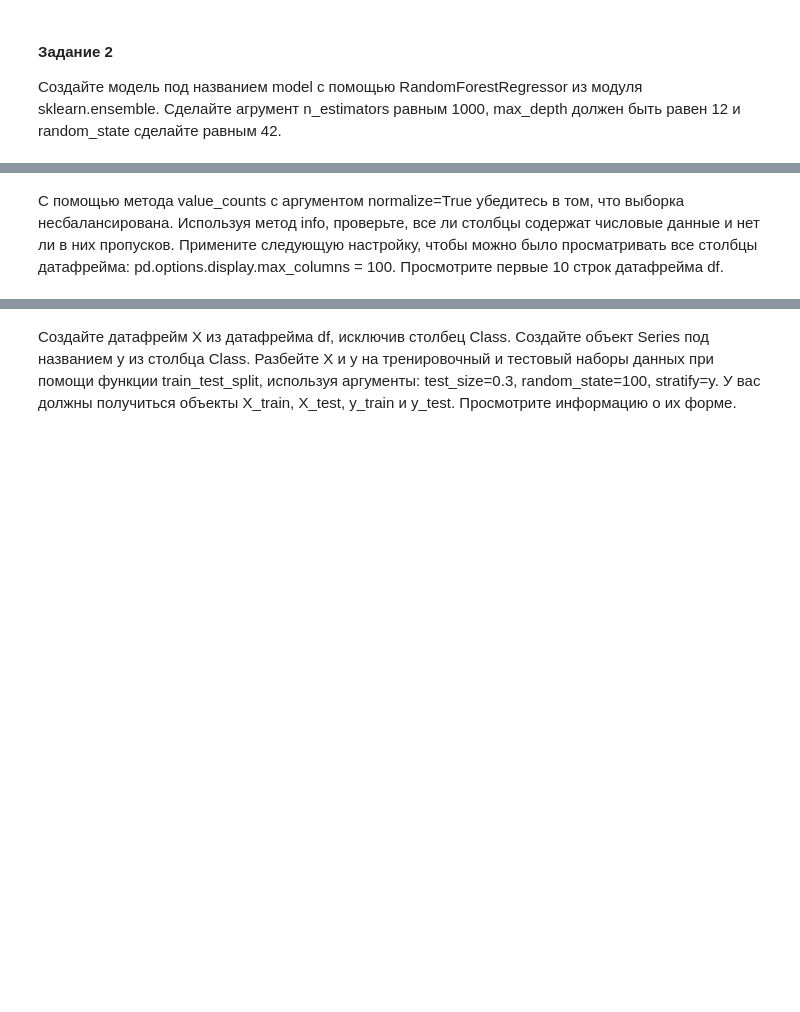
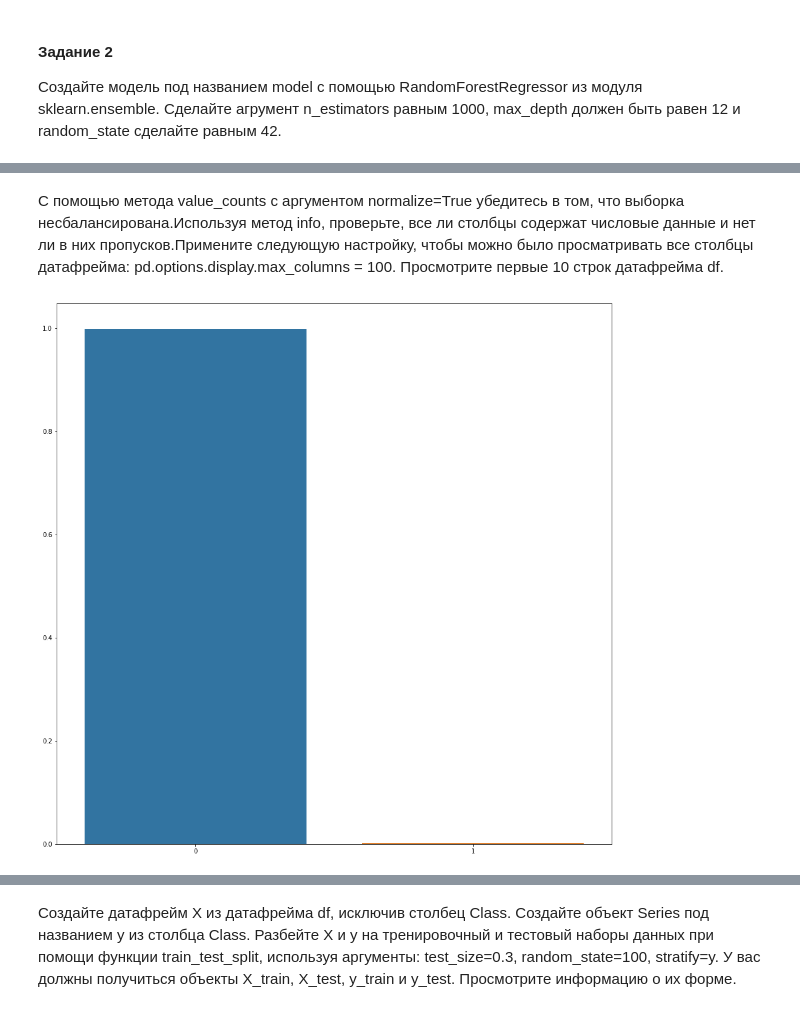
Before and after one commit to lanciamo/python_for_ds, a Jupyter notebook: Lesson06/Lesson06.ipynb, the cells around one changed output, grey strips where cells are left out. Drawn from its saved outputs; the diff is of its cells as text; code cells hidden in the pictures; blank space fills up the shorter version.

```diff
--- a/Lesson06/Lesson06.ipynb
+++ b/Lesson06/Lesson06.ipynb
@@ -30,0 +130,7 @@
+# %%
+PREPARED_DATASET_PATH = '../../../Datasets/creditcard.csv'
+from sklearn.model_selection import GridSearchCV
+from sklearn.ensemble import RandomForestClassifier
+# %%
+df = pd.read_csv(PREPARED_DATASET_PATH)
+df.head()
@@ -31,4 +144,4 @@
 # %% [markdown]
-С помощью метода value_counts с аргументом normalize=True убедитесь в том, что выборка несбалансирована. Используя метод info, проверьте, все ли столбцы содержат числовые данные и нет ли в них пропусков. Примените следующую настройку, чтобы можно было просматривать все столбцы датафрейма:
+С помощью метода value_counts с аргументом normalize=True убедитесь в том, что выборка несбалансирована.Используя метод info, проверьте, все ли столбцы содержат числовые данные и нет ли в них пропусков.Примените следующую настройку, чтобы можно было просматривать все столбцы датафрейма:
 pd.options.display.max_columns = 100.
 Просмотрите первые 10 строк датафрейма df.
@@ -34,0 +154,11 @@ pd.options.display.max_columns = 100.
+# %%
+df_bin_features = df.select_dtypes(include='int64')
+# %%
+plt.figure(figsize = (16,16))
+
+counts = df_bin_features[colname].value_counts(normalize=True)
+sns.barplot(counts.index, counts.values)
+
+plt.show()
+# %% [output]
+[figure, added]
```
Also changed, not shown: parts of 55 cells of this notebook, 1 other file.
